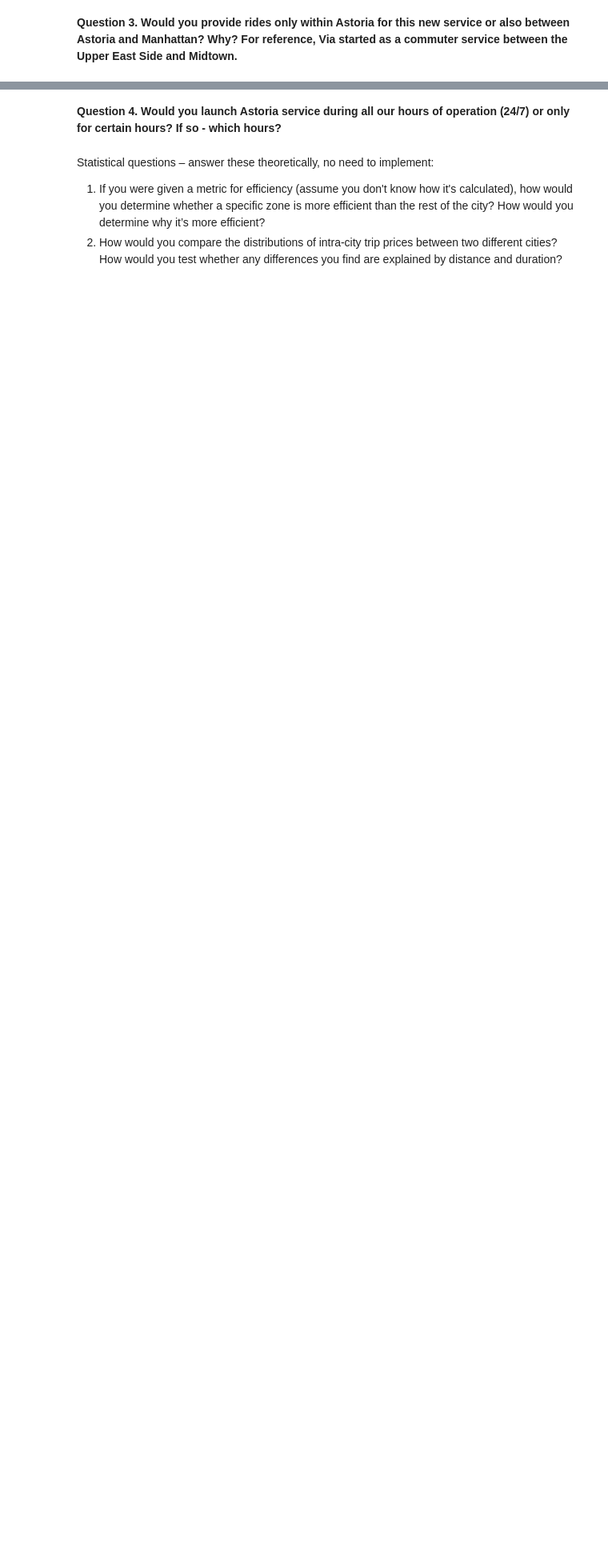
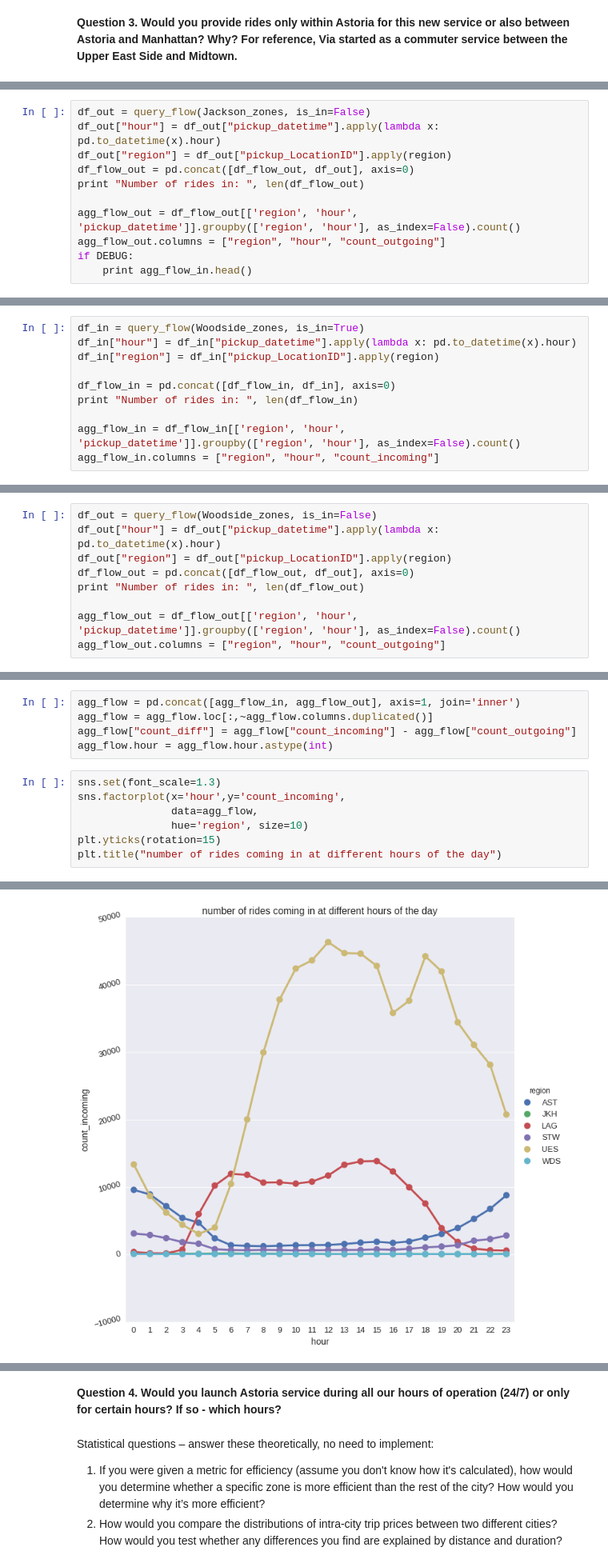
Before and after one commit to huangy22/NYC_taxi_Analysis, a Jupyter notebook: via_data_challenge_dask.ipynb, the cells around one changed output, grey strips where cells are left out. Shown: that part at 80% size. Cells and saved outputs as stored; diff of their text form; blank space fills up the shorter version.

```diff
--- a/via_data_challenge_dask.ipynb
+++ b/via_data_challenge_dask.ipynb
@@ -244,0 +410,11 @@ eff_Upper_East["dist_per_minute"] = eff_Upper_East["trip_distance"]/eff_Upper_Ea
+# %%
+df_out = query_flow(Jackson_zones, is_in=False)
+df_out["hour"] = df_out["pickup_datetime"].apply(lambda x: pd.to_datetime(x).hour)
+df_out["region"] = df_out["pickup_LocationID"].apply(region)
+df_flow_out = pd.concat([df_flow_out, df_out], axis=0)
+print "Number of rides in: ", len(df_flow_out)
+
+agg_flow_out = df_flow_out[['region', 'hour', 'pickup_datetime']].groupby(['region', 'hour'], as_index=False).count()
+agg_flow_out.columns = ["region", "hour", "count_outgoing"]
+if DEBUG:
+    print agg_flow_in.head()
@@ -244,0 +429,10 @@ eff_Upper_East["dist_per_minute"] = eff_Upper_East["trip_distance"]/eff_Upper_Ea
+# %%
+df_in = query_flow(Woodside_zones, is_in=True)
+df_in["hour"] = df_in["pickup_datetime"].apply(lambda x: pd.to_datetime(x).hour)
+df_in["region"] = df_in["pickup_LocationID"].apply(region)
+
+df_flow_in = pd.concat([df_flow_in, df_in], axis=0)
+print "Number of rides in: ", len(df_flow_in)
+
+agg_flow_in = df_flow_in[['region', 'hour', 'pickup_datetime']].groupby(['region', 'hour'], as_index=False).count()
+agg_flow_in.columns = ["region", "hour", "count_incoming"]
@@ -244,0 +441,9 @@ eff_Upper_East["dist_per_minute"] = eff_Upper_East["trip_distance"]/eff_Upper_Ea
+# %%
+df_out = query_flow(Woodside_zones, is_in=False)
+df_out["hour"] = df_out["pickup_datetime"].apply(lambda x: pd.to_datetime(x).hour)
+df_out["region"] = df_out["pickup_LocationID"].apply(region)
+df_flow_out = pd.concat([df_flow_out, df_out], axis=0)
+print "Number of rides in: ", len(df_flow_out)
+
+agg_flow_out = df_flow_out[['region', 'hour', 'pickup_datetime']].groupby(['region', 'hour'], as_index=False).count()
+agg_flow_out.columns = ["region", "hour", "count_outgoing"]
@@ -244,0 +452,13 @@ eff_Upper_East["dist_per_minute"] = eff_Upper_East["trip_distance"]/eff_Upper_Ea
+# %%
+agg_flow = pd.concat([agg_flow_in, agg_flow_out], axis=1, join='inner')
+agg_flow = agg_flow.loc[:,~agg_flow.columns.duplicated()]
+agg_flow["count_diff"] = agg_flow["count_incoming"] - agg_flow["count_outgoing"]
+agg_flow.hour = agg_flow.hour.astype(int)
+# %%
+sns.set(font_scale=1.3)
+sns.factorplot(x='hour',y='count_incoming',
+               data=agg_flow,
+               hue='region', size=10)
+plt.yticks(rotation=15)
+plt.title("number of rides coming in at different hours of the day")
+# %% [output]
@@ -244,0 +466 @@ eff_Upper_East["dist_per_minute"] = eff_Upper_East["trip_distance"]/eff_Upper_Ea
+[figure, added]
```
Also changed, not shown: parts of 58 cells of this notebook.
